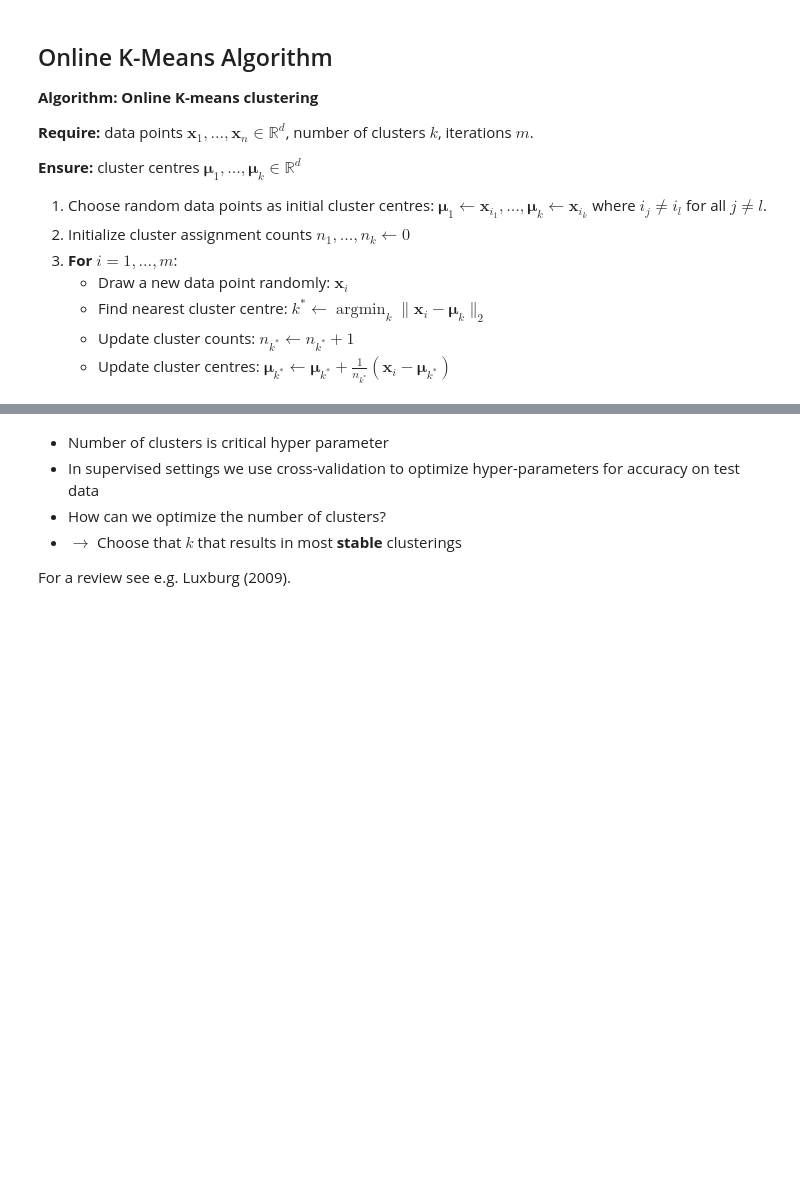
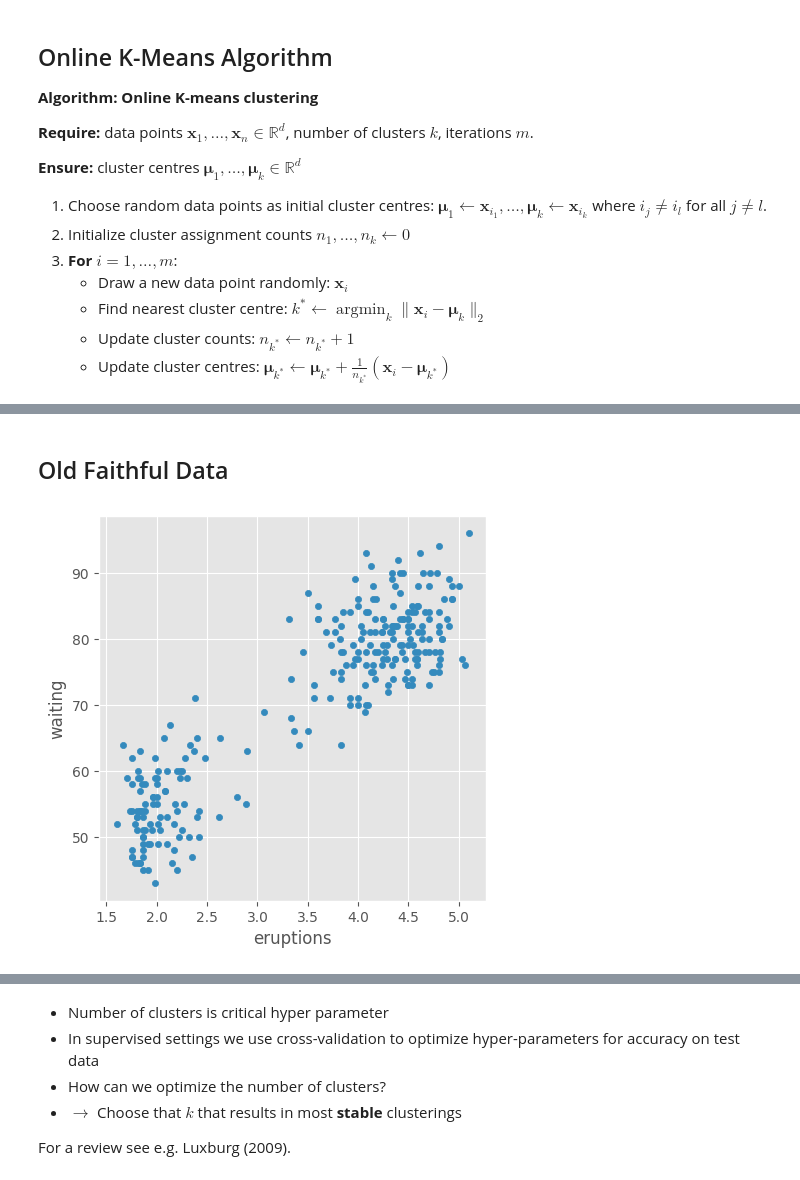
Before and after one commit to calgo-lab/ml-intro, a Jupyter notebook: clustering.ipynb, the cells around one changed output, grey strips where cells are left out. Cells and saved outputs as stored; diff of their text form; code cells hidden in the pictures; blank space fills up the shorter version.

Commit message:
added kmeans implementation and old faithful demo

```diff
--- a/clustering.ipynb
+++ b/clustering.ipynb
@@ -147,0 +458,7 @@ Famous data set for clustering:
+# %% [markdown]
+## Old Faithful Data
+# %%
+X = pd.read_csv(StringIO(tsv_data), sep='\t')
+X.plot.scatter('eruptions', 'waiting');
+# %% [output]
+[figure, added]
```
Also changed, not shown: parts of 16 cells of this notebook.
